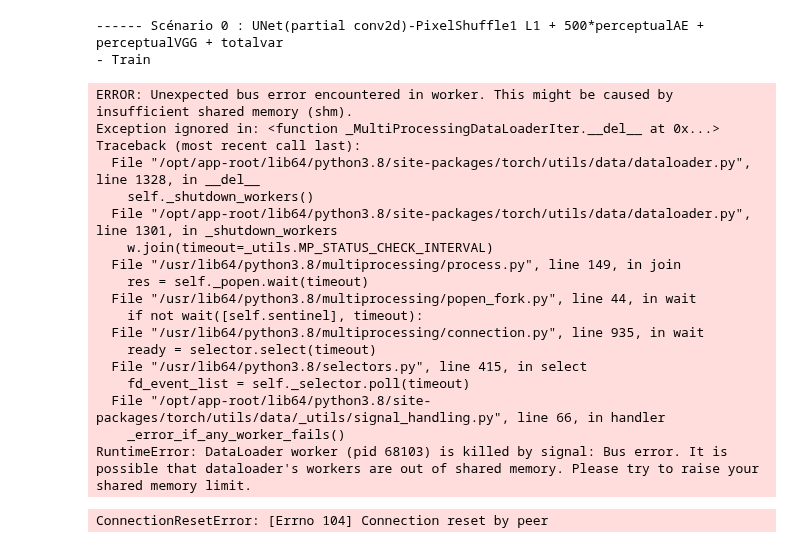
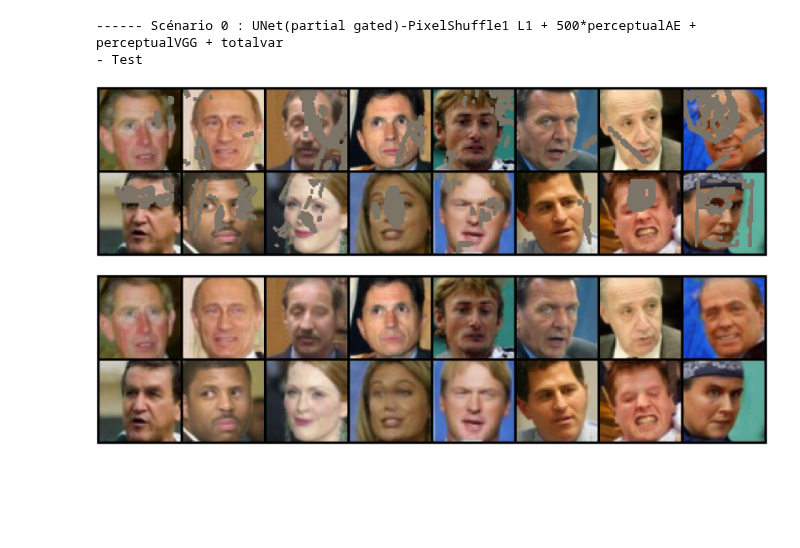
Before and after one commit to Eva427/CICR-Impainting, a Jupyter notebook: automatic_impainting.ipynb, the cells around one changed output. Drawn from its saved outputs; the diff is of its cells as text; code cells hidden in the pictures; blank space fills up the shorter version.

Commit message:
gated

```diff
--- a/automatic_impainting.ipynb
+++ b/automatic_impainting.ipynb
@@ -18,6 +18,8 @@ def modelMatch(model,in_channels):
 
         if "dilat" in model :
             convType = "dilated"
+        if "gate" in model :
+            convType = "gated"
         if "partial" in model :
             netType  = "partial"
 
@@ -127,9 +129,9 @@ def parse(expeName = 'basic'):
 
                 if doRetrain :
                     models = imp.process.model_load(models,concatRunName)
-
-                models[0].load_state_dict(torch.load('modelSave/partial_3channels.pth'))
-                models[1].load_state_dict(torch.load('modelSave/pixelshuffle_3channels.pth'))
+                else :
+                    models[0].load_state_dict(torch.load('modelSave/partialgated_3channels.pth')) # enlever gated
+                    models[1].load_state_dict(torch.load('modelSave/pixelshuffle_3channels.pth'))
 
                 imp.process.train(models, optimizer, trainloader, losses, epochs=epoch, alter=alterFunc, visuFuncs=visuFuncs)
 
@@ -149,26 +151,9 @@ def parse(expeName = 'basic'):
                         ]
             imp.process.test(models, testloader, alter=alterFunc, visuFuncs=visuFuncs)
 # %%
-parse("best_sizeup")
+parse("gated_conv")
 # %% [output]
------- Scénario 0 : UNet(partial conv2d)-PixelShuffle1 L1 + 500*perceptualAE + perceptualVGG + totalvar
-- Train
+------ Scénario 0 : UNet(partial gated)-PixelShuffle1 L1 + 500*perceptualAE + perceptualVGG + totalvar
+- Test
-ERROR: Unexpected bus error encountered in worker. This might be caused by insufficient shared memory (shm).
-Exception ignored in: <function _MultiProcessingDataLoaderIter.__del__ at 0x...>
-Traceback (most recent call last):
-  File "/opt/app-root/lib64/python3.8/site-packages/torch/utils/data/dataloader.py", line 1328, in __del__
-    self._shutdown_workers()
-  File "/opt/app-root/lib64/python3.8/site-packages/torch/utils/data/dataloader.py", line 1301, in _shutdown_workers
-    w.join(timeout=_utils.MP_STATUS_CHECK_INTERVAL)
-  File "/usr/lib64/python3.8/multiprocessing/process.py", line 149, in join
-    res = self._popen.wait(timeout)
-  File "/usr/lib64/python3.8/multiprocessing/popen_fork.py", line 44, in wait
-    if not wait([self.sentinel], timeout):
-  File "/usr/lib64/python3.8/multiprocessing/connection.py", line 935, in wait
-    ready = selector.select(timeout)
-  File "/usr/lib64/python3.8/selectors.py", line 415, in select
-    fd_event_list = self._selector.poll(timeout)
-  File "/opt/app-root/lib64/python3.8/site-packages/torch/utils/data/_utils/signal_handling.py", line 66, in handler
-    _error_if_any_worker_fails()
-RuntimeError: DataLoader worker (pid 68103) is killed by signal: Bus error. It is possible that dataloader's workers are out of shared memory. Please try to raise your shared memory limit.
-ConnectionResetError: [Errno 104] Connection reset by peer
+[figure, added]
+[figure, added]
```
Also changed, not shown: 14 other files.
